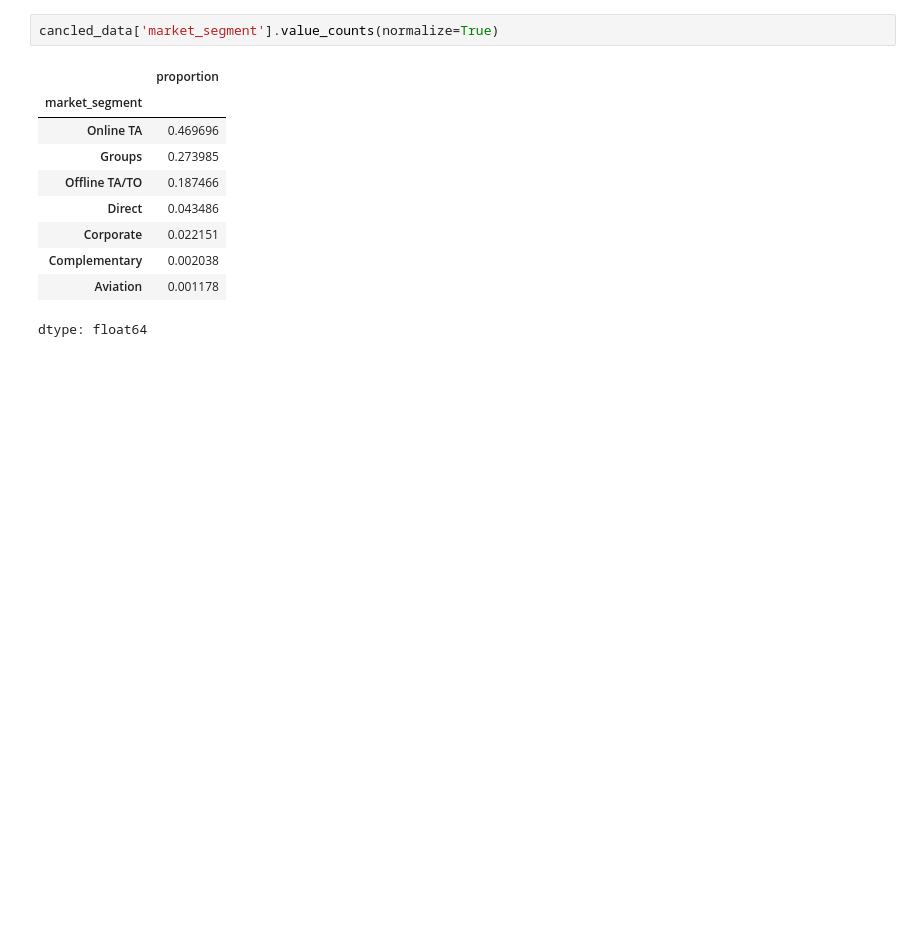
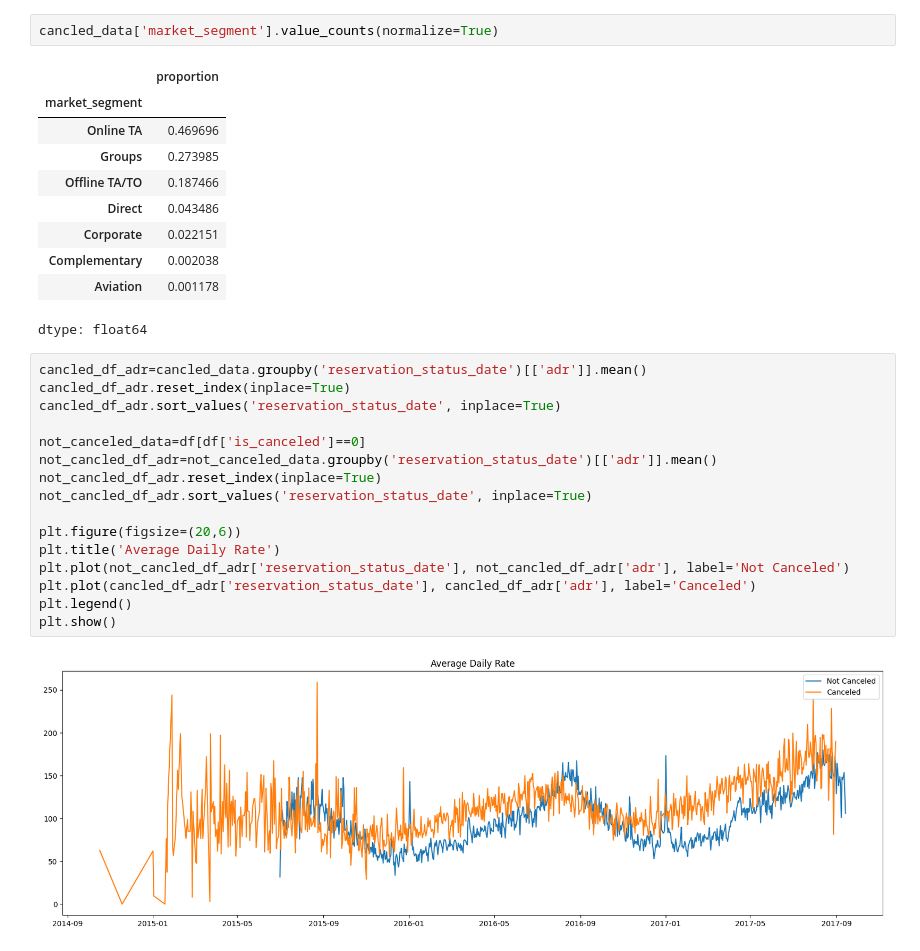
Before and after one commit to nitishxthakur/DataLab, a Jupyter notebook: Data_Analysis_Hotel_Booking.ipynb, the cells around one changed output. Cells and saved outputs as stored; diff of their text form; blank space fills up the shorter version.

```diff
--- a/Data_Analysis_Hotel_Booking.ipynb
+++ b/Data_Analysis_Hotel_Booking.ipynb
@@ -272,3 +272,21 @@ cancled_data['market_segment'].value_counts(normalize=True)
 | Complementary | 0.002038 |
 | Aviation | 0.001178 |
 dtype: float64
+# %%
+cancled_df_adr=cancled_data.groupby('reservation_status_date')[['adr']].mean()
+cancled_df_adr.reset_index(inplace=True)
+cancled_df_adr.sort_values('reservation_status_date', inplace=True)
+
+not_canceled_data=df[df['is_canceled']==0]
+not_cancled_df_adr=not_canceled_data.groupby('reservation_status_date')[['adr']].mean()
+not_cancled_df_adr.reset_index(inplace=True)
+not_cancled_df_adr.sort_values('reservation_status_date', inplace=True)
+
+plt.figure(figsize=(20,6))
+plt.title('Average Daily Rate')
+plt.plot(not_cancled_df_adr['reservation_status_date'], not_cancled_df_adr['adr'], label='Not Canceled')
+plt.plot(cancled_df_adr['reservation_status_date'], cancled_df_adr['adr'], label='Canceled')
+plt.legend()
+plt.show()
+# %% [output]
+[figure, added]
```
